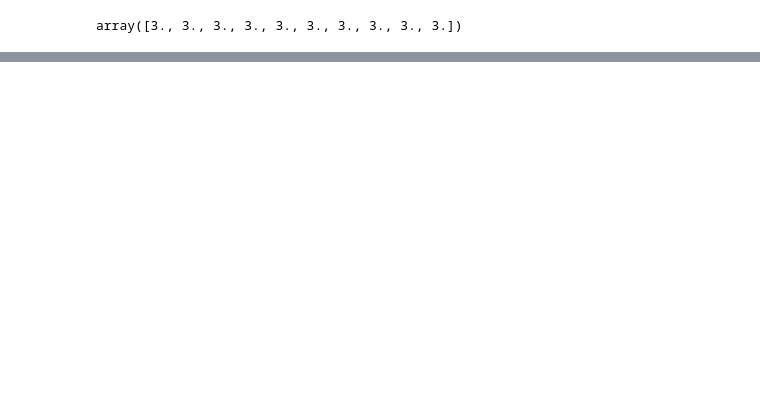
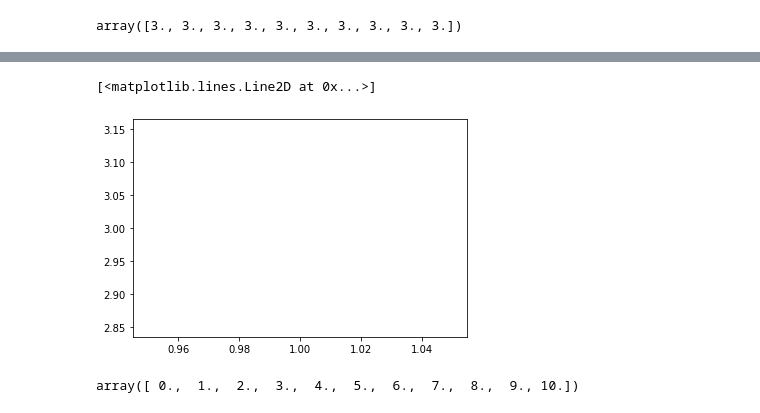
Before and after one commit to restrepo/Calculus, a Jupyter notebook: Differential_Calculus.ipynb, the cells around one changed output, grey strips where cells are left out. Drawn from its saved outputs; the diff is of its cells as text; code cells hidden in the pictures; blank space fills up the shorter version.

```diff
--- a/Differential_Calculus.ipynb
+++ b/Differential_Calculus.ipynb
@@ -60,5 +65,5 @@ we can defind the set of nine _slopes_ as
 # %%
-m=(y(x[1:])-y(x[:-1]))/(x[1:]-x[:-1])
-m
+Δy=y(x[1:])-y(x[:-1])
+Δy
 # %% [output]
 array([3., 3., 3., 3., 3., 3., 3., 3., 3., 3.])
@@ -70,0 +91,9 @@ for i in range(x[:-1].argmin(),x[:-1].argmax()):
+# %%
+plt.plot(Δx[i:i+2],Δy[i:i+2])
+# %% [output]
+[<matplotlib.lines.Line2D at 0x...>]
+[figure, added]
+# %%
+x
+# %% [output]
+array([ 0.,  1.,  2.,  3.,  4.,  5.,  6.,  7.,  8.,  9., 10.])
```
Also changed, not shown: parts of 7 cells of this notebook.
